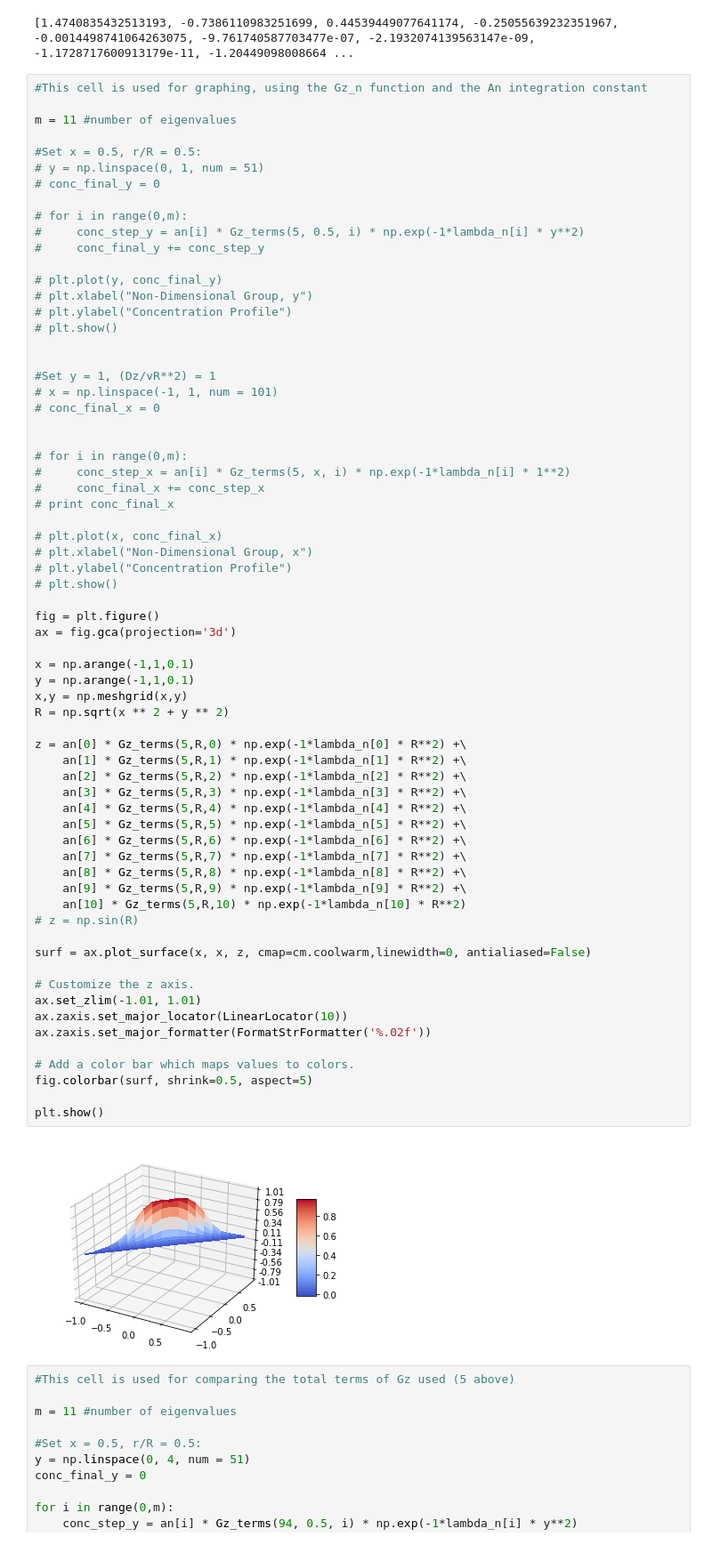
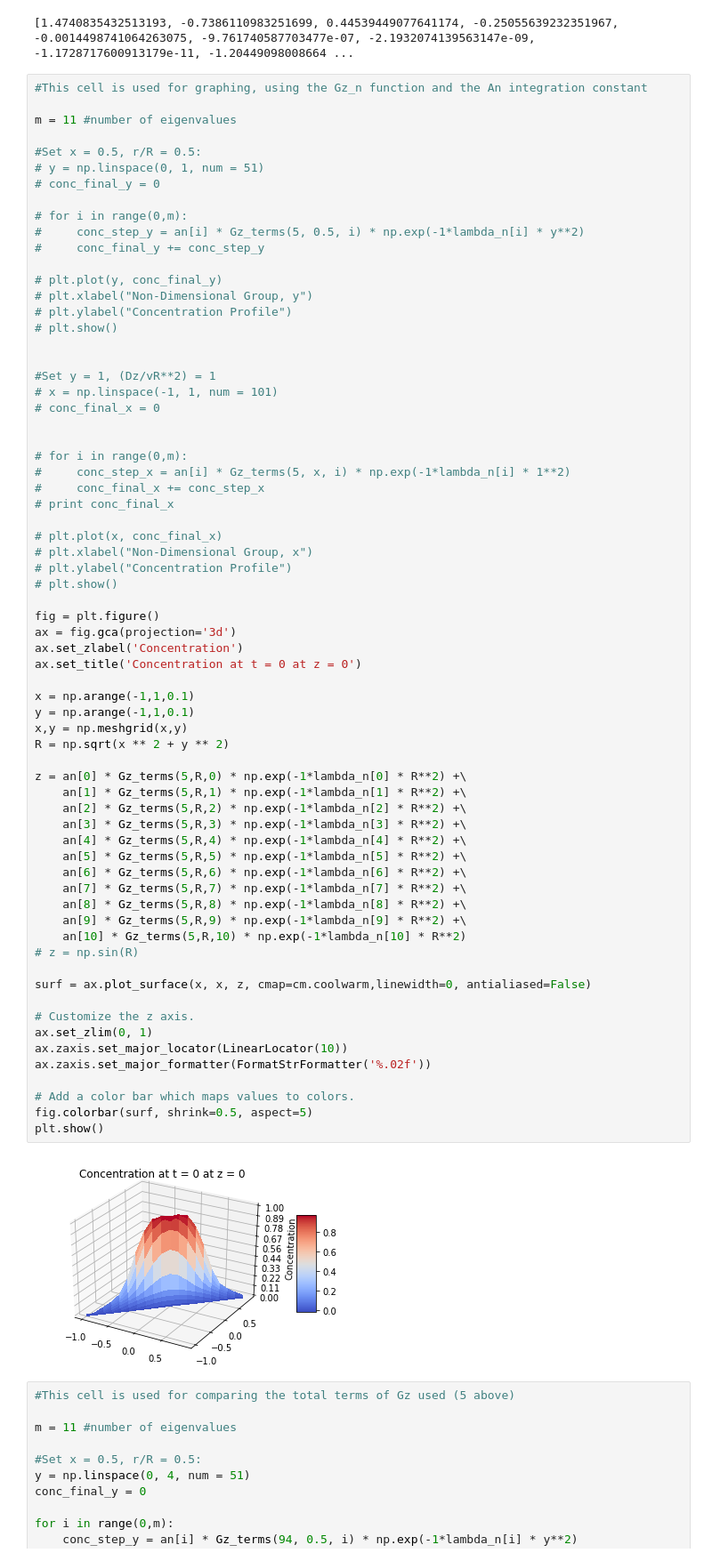
Before and after one commit to nateharms/serotonin_transport, a Jupyter notebook: reattempting.ipynb, the cells around one changed output. Shown at 89% size. Drawn from its saved outputs; the diff is of its cells as text.

Commit message:
made plot nicer

```diff
--- a/reattempting.ipynb
+++ b/reattempting.ipynb
@@ -259,38 +260,39 @@ m = 11 #number of eigenvalues
 
 fig = plt.figure()
 ax = fig.gca(projection='3d')
+ax.set_zlabel('Concentration')
+ax.set_title('Concentration at t = 0 at z = 0')
 
 x = np.arange(-1,1,0.1)
 y = np.arange(-1,1,0.1)
 x,y = np.meshgrid(x,y)
 R = np.sqrt(x ** 2 + y ** 2)
 
 z = an[0] * Gz_terms(5,R,0) * np.exp(-1*lambda_n[0] * R**2) +\
     an[1] * Gz_terms(5,R,1) * np.exp(-1*lambda_n[1] * R**2) +\
     an[2] * Gz_terms(5,R,2) * np.exp(-1*lambda_n[2] * R**2) +\
     an[3] * Gz_terms(5,R,3) * np.exp(-1*lambda_n[3] * R**2) +\
     an[4] * Gz_terms(5,R,4) * np.exp(-1*lambda_n[4] * R**2) +\
     an[5] * Gz_terms(5,R,5) * np.exp(-1*lambda_n[5] * R**2) +\
     an[6] * Gz_terms(5,R,6) * np.exp(-1*lambda_n[6] * R**2) +\
     an[7] * Gz_terms(5,R,7) * np.exp(-1*lambda_n[7] * R**2) +\
     an[8] * Gz_terms(5,R,8) * np.exp(-1*lambda_n[8] * R**2) +\
     an[9] * Gz_terms(5,R,9) * np.exp(-1*lambda_n[9] * R**2) +\
     an[10] * Gz_terms(5,R,10) * np.exp(-1*lambda_n[10] * R**2)
 # z = np.sin(R)
 
 surf = ax.plot_surface(x, x, z, cmap=cm.coolwarm,linewidth=0, antialiased=False)
 
 # Customize the z axis.
-ax.set_zlim(-1.01, 1.01)
+ax.set_zlim(0, 1)
 ax.zaxis.set_major_locator(LinearLocator(10))
 ax.zaxis.set_major_formatter(FormatStrFormatter('%.02f'))
 
 # Add a color bar which maps values to colors.
 fig.colorbar(surf, shrink=0.5, aspect=5)
-
 plt.show()
 # %% [output]
-[figure, old version]
+[figure, new version]
 # %%
 #This cell is used for comparing the total terms of Gz used (5 above)
 
```
Also changed, not shown: parts of 1 cell of this notebook.
